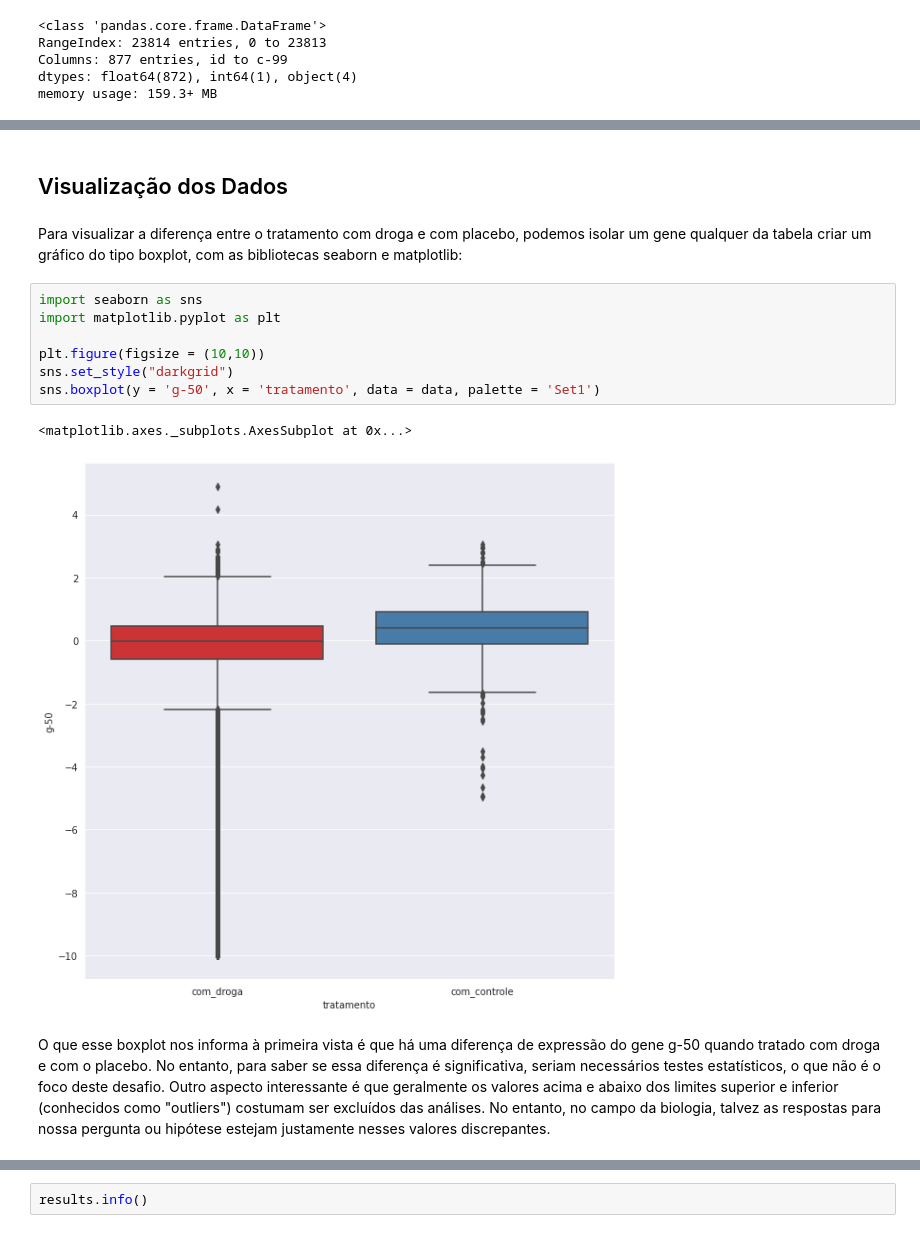
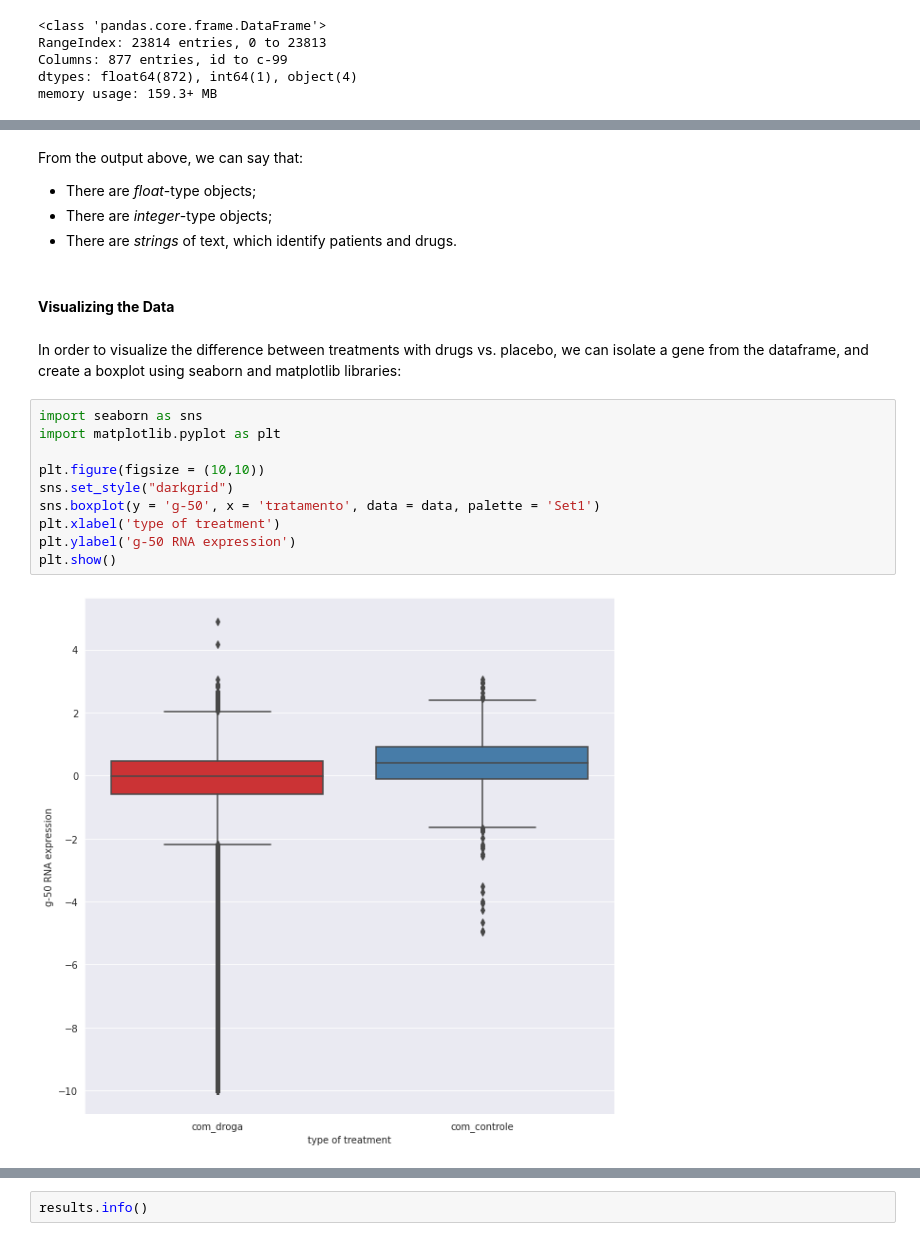
Before and after one commit to rossmodolin/imersao-dados-desafio-final, a Jupyter notebook: alura_challenge_rossana_modolin.ipynb, the cells around one changed output, grey strips where cells are left out. Drawn from its saved outputs; the diff is of its cells as text.

```diff
--- a/alura_challenge_rossana_modolin.ipynb
+++ b/alura_challenge_rossana_modolin.ipynb
@@ -66,17 +46,22 @@ Além do número de linhas e colunas, que já havia aparecido acima, com esse m
-# %% [markdown]
-## Visualização dos Dados
-# %% [markdown]
-Para visualizar a diferença entre o tratamento com droga e com placebo, podemos isolar um gene qualquer da tabela criar um gráfico do tipo boxplot, com as bibliotecas seaborn e matplotlib:
+# %% [markdown]
+From the output above, we can say that:
+
+*   There are *float*-type objects;
+*   There are *integer*-type objects;
+*   There are *strings* of text, which identify patients and drugs.
+# %% [markdown]
+#### **Visualizing the Data**
+# %% [markdown]
+In order to visualize the difference between treatments with drugs vs. placebo, we can isolate a gene from the dataframe, and create a boxplot using seaborn and matplotlib libraries:
 # %%
 import seaborn as sns
 import matplotlib.pyplot as plt
 
 plt.figure(figsize = (10,10))
 sns.set_style("darkgrid")
 sns.boxplot(y = 'g-50', x = 'tratamento', data = data, palette = 'Set1')
+plt.xlabel('type of treatment')
+plt.ylabel('g-50 RNA expression')
+plt.show()
 # %% [output]
-<matplotlib.axes._subplots.AxesSubplot at 0x...>
-[figure, old version]
+[figure, new version]
-# %% [markdown]
-O que esse boxplot nos informa à primeira vista é que há uma diferença de expressão do gene g-50 quando tratado com droga e com o placebo. No entanto, para saber se essa diferença é significativa, seriam necessários testes estatísticos, o que não é o foco deste desafio.
-Outro aspecto interessante é que geralmente os valores acima e abaixo dos limites superior e inferior (conhecidos como "outliers") costumam ser excluídos das análises. No entanto, no campo da biologia, talvez as respostas para nossa pergunta ou hipótese estejam justamente nesses valores discrepantes.
```
Also changed, not shown: parts of 72 cells of this notebook.
